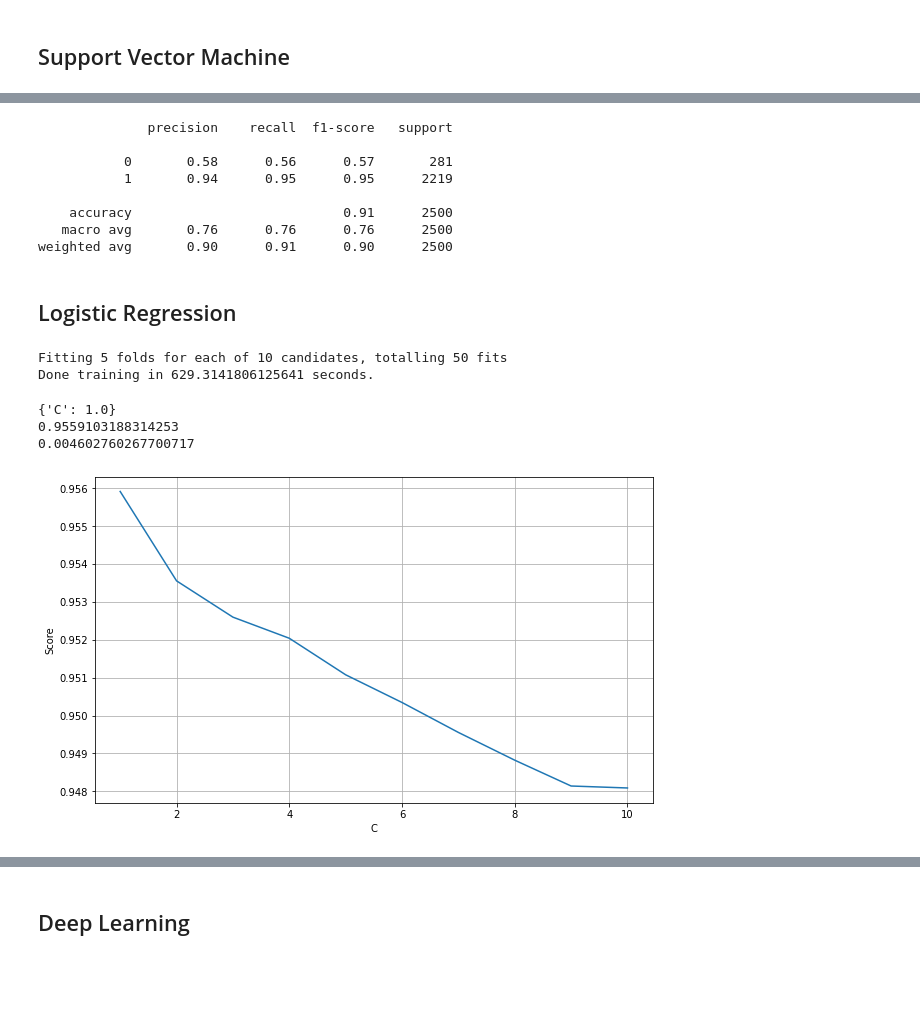
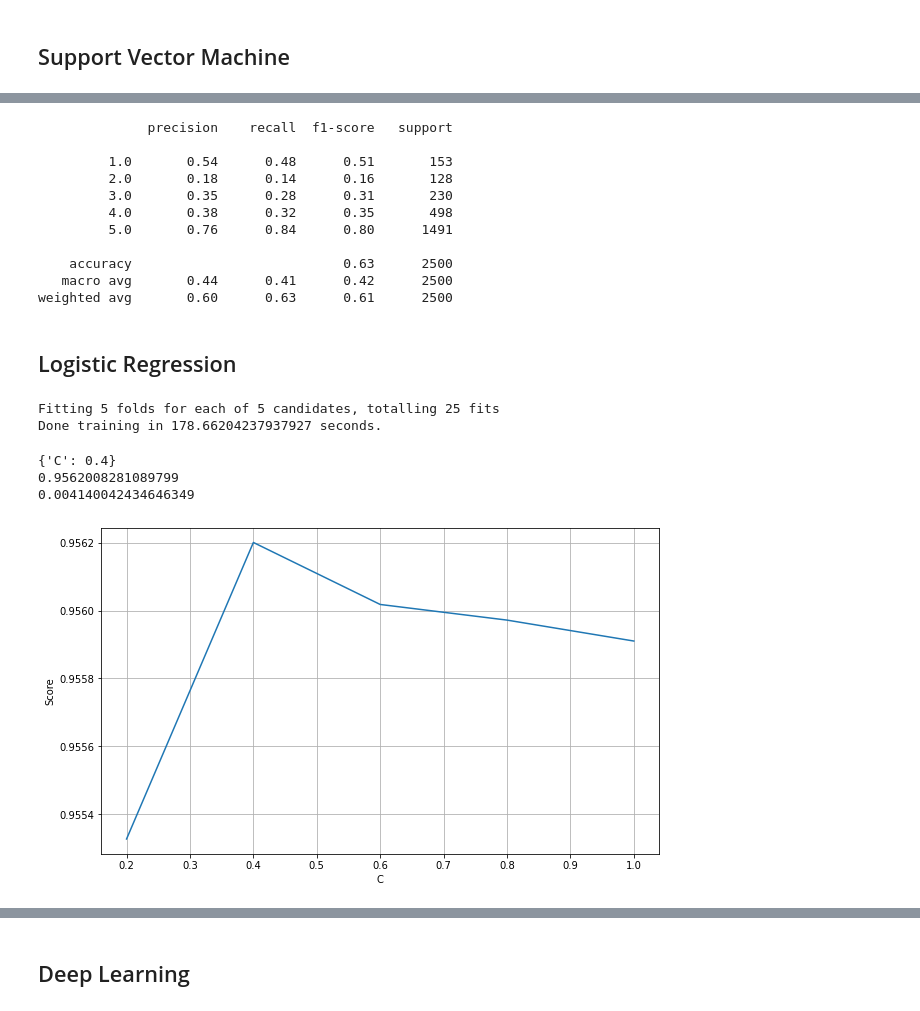
Before and after one commit to bachhvu/Amazon-NLP, a Jupyter notebook: Model Development.ipynb, the cells around one changed output, grey strips where cells are left out. Saved outputs shown, nothing was run; the diff lists cells and outputs as text; code cells hidden in the pictures; blank space fills up the shorter version.

```diff
--- a/Model Development.ipynb
+++ b/Model Development.ipynb
@@ -291,52 +292,55 @@ plt.show()
 # %%
 #Quick diagnostics
-print(classification_report(y_val.astype(str), base_preds.astype(str)))
+print(classification_report(y_test.astype(str), base_preds.astype(str)))
 # %% [output]
               precision    recall  f1-score   support
 
-           0       0.58      0.56      0.57       281
-           1       0.94      0.95      0.95      2219
+         1.0       0.54      0.48      0.51       153
+         2.0       0.18      0.14      0.16       128
+         3.0       0.35      0.28      0.31       230
+         4.0       0.38      0.32      0.35       498
+         5.0       0.76      0.84      0.80      1491
 
-    accuracy                           0.91      2500
-   macro avg       0.76      0.76      0.76      2500
-weighted avg       0.90      0.91      0.90      2500
+    accuracy                           0.63      2500
+   macro avg       0.44      0.41      0.42      2500
+weighted avg       0.60      0.63      0.61      2500
 # %% [markdown]
 ## Logistic Regression
 # %%
 classifier = LogisticRegression(random_state=0, class_weight='balanced')
 # %%
-alpha_list = np.linspace(0.1,1,10)
+alpha_list = np.linspace(0.2,1,5)
 alpha_list = np.around(alpha_list, decimals=4)
 kf = StratifiedKFold(n_splits=5, shuffle=False)
 params = {'C': alpha_list}
 # %%
 import time
 start_time = time.time()
-grid_no_up = GridSearchCV(classifier, param_grid=params, cv=kf, n_jobs=-1, verbose=1, scoring=aucpr_score).fit(x_train, y_train)
+LRClassifier = GridSearchCV(classifier, param_grid=params, cv=kf, n_jobs=-1, verbose=1, scoring=aucpr_score).fit(x_train, y_train)
 train_time = time.time() - start_time
 print('Done training in', train_time, 'seconds.')
 # %% [output]
-Fitting 5 folds for each of 10 candidates, totalling 50 fits
-Done training in 629.3141806125641 seconds.
+Fitting 5 folds for each of 5 candidates, totalling 25 fits
+Done training in 178.66204237937927 seconds.
 # %%
 results = pd.DataFrame()
 # collect parameter list
-results['alpha'] = grid_no_up.cv_results_['param_C'].data
+results['alpha'] = LRClassifier.cv_results_['param_C'].data
 # collect test scores
-results['score'] = grid_no_up.cv_results_['mean_test_score'].data
+results['score'] = LRClassifier.cv_results_['mean_test_score'].data
 
 plt.rcParams['figure.figsize'] = (10, 6)
 plt.plot(results['alpha'], results['score'])
 plt.xlabel('C')
 plt.ylabel('Score')
 plt.grid()
 
-print(grid_no_up.best_params_)
-print(grid_no_up.best_score_)
-print(grid_no_up.cv_results_['std_test_score'][grid_no_up.best_index_])
+print(LRClassifier.best_params_)
+print(LRClassifier.best_score_)
+print(LRClassifier.cv_results_['std_test_score'][LRClassifier.best_index_])
 # %% [output]
-{'C': 1.0}
-0.9559103188314253
-0.004602760267700717
+{'C': 0.4}
+0.9562008281089799
+0.004140042434646349
-[figure, old version]
+[figure, new version]
 # %%
```
Also changed, not shown: parts of 16 cells of this notebook.
